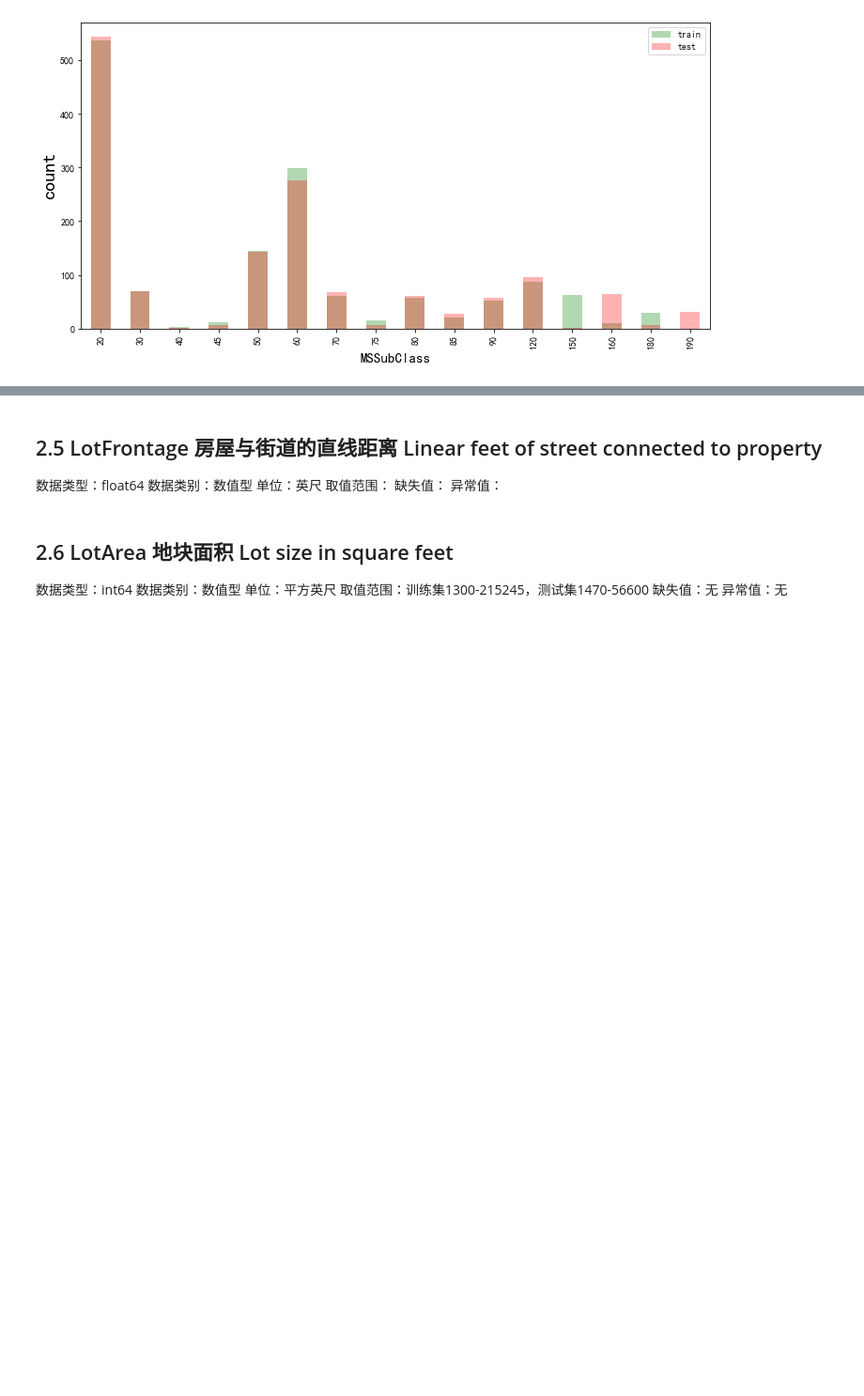
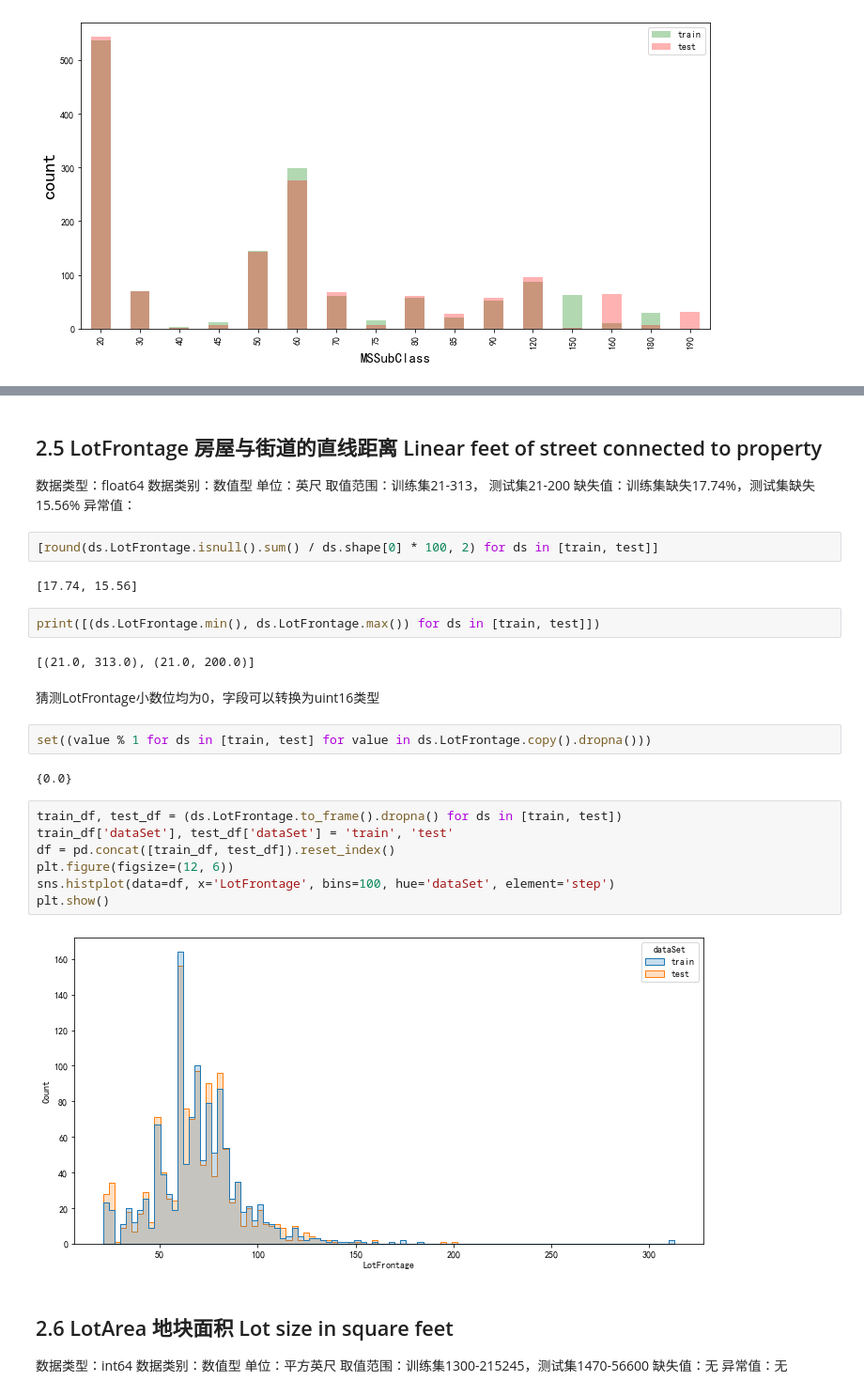
Before and after one commit to malng/DataModelingPortfolio, a Jupyter notebook: House-Prices_Advanced-Regression-Techniques/House-Prices_EDA.ipynb, the cells around one changed output, grey strips where cells are left out. Shown: that part at 94% size. Drawn from its saved outputs; the diff is of its cells as text; blank space fills up the shorter version.

```diff
--- a/House-Prices_Advanced-Regression-Techniques/House-Prices_EDA.ipynb
+++ b/House-Prices_Advanced-Regression-Techniques/House-Prices_EDA.ipynb
@@ -254,9 +272,32 @@ plt.show()
 数据类型：float64
 数据类别：数值型
 单位：英尺
-取值范围：
-缺失值：
+取值范围：训练集21-313， 测试集21-200
+缺失值：训练集缺失17.74%，测试集缺失15.56%
 异常值：
+# %%
+[round(ds.LotFrontage.isnull().sum() / ds.shape[0] * 100, 2) for ds in [train, test]]
+# %% [output]
+[17.74, 15.56]
+# %%
+print([(ds.LotFrontage.min(), ds.LotFrontage.max()) for ds in [train, test]])
+# %% [output]
+[(21.0, 313.0), (21.0, 200.0)]
+# %% [markdown]
+猜测LotFrontage小数位均为0，字段可以转换为uint16类型
+# %%
+set((value % 1 for ds in [train, test] for value in ds.LotFrontage.copy().dropna()))
+# %% [output]
+{0.0}
+# %%
+train_df, test_df = (ds.LotFrontage.to_frame().dropna() for ds in [train, test])
+train_df['dataSet'], test_df['dataSet'] = 'train', 'test'
+df = pd.concat([train_df, test_df]).reset_index()
+plt.figure(figsize=(12, 6))
+sns.histplot(data=df, x='LotFrontage', bins=100, hue='dataSet', element='step')
+plt.show()
+# %% [output]
+[figure, added]
 # %% [markdown]
 ## 2.6 LotArea 地块面积 Lot size in square feet
 数据类型：int64
```
Also changed, not shown: parts of 7 cells of this notebook.
